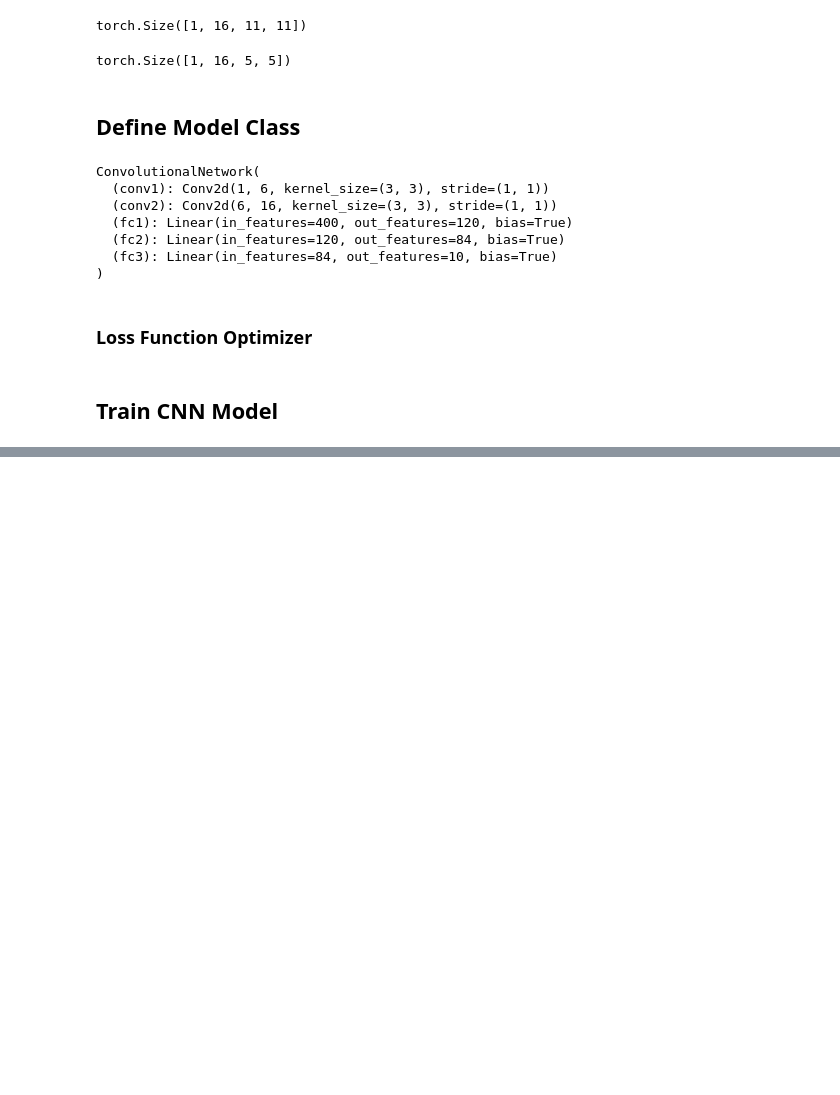
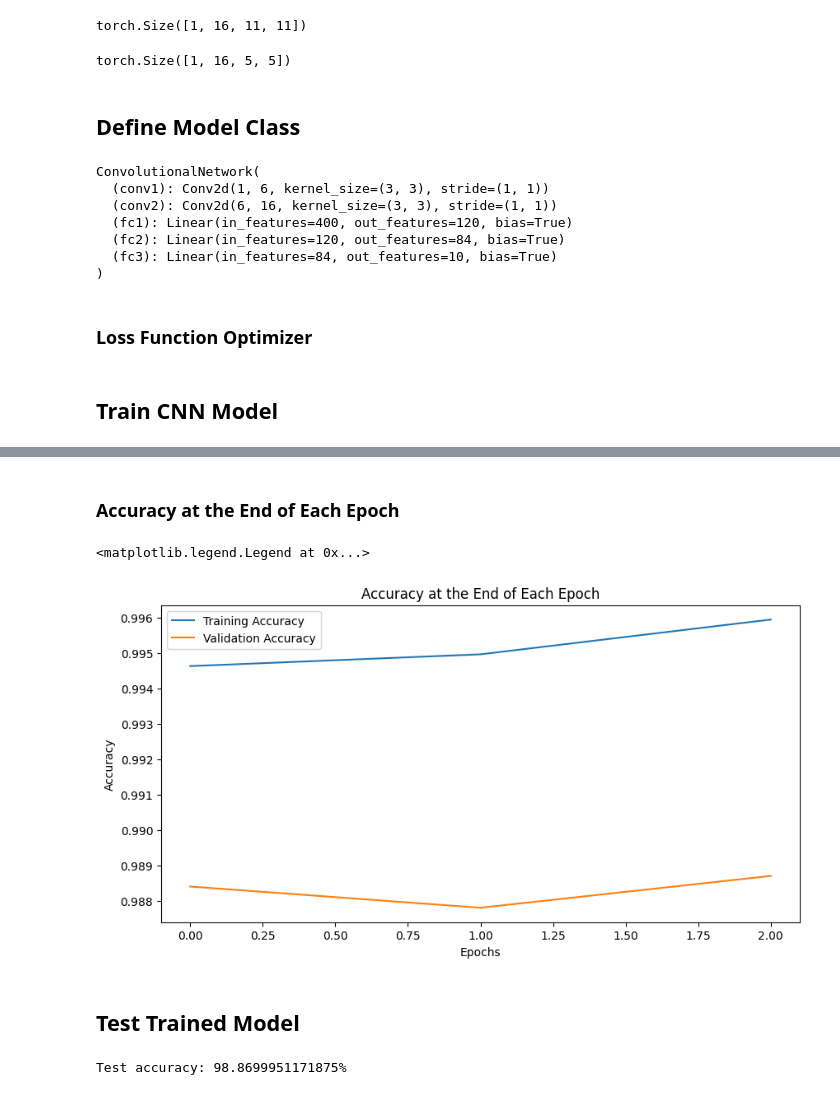
Before and after one commit to Danzigerrr/PyTorch-Practice, a Jupyter notebook: Convolutional_Neural_Network_1.ipynb, the cells around one changed output, grey strips where cells are left out. Cells and saved outputs as stored; diff of their text form; code cells hidden in the pictures; blank space fills up the shorter version.

```diff
--- a/Convolutional_Neural_Network_1.ipynb
+++ b/Convolutional_Neural_Network_1.ipynb
@@ -249,0 +279,18 @@ Training took: 4.0590918024381 minutes
+# %% [markdown]
+### Accuracy at the End of Each Epoch
+# %%
+# Graph the accuracy at the end of each epoch
+train_accuracy = [t / len(train_loader.dataset) for t in train_correct]  # Normalize by dataset size
+test_accuracy = [t / len(test_loader.dataset) for t in test_correct]  # Normalize by dataset size
+plt.figure(figsize=(10, 5))
+plt.plot(train_accuracy, label="Training Accuracy")
+plt.plot(test_accuracy, label="Validation Accuracy")
+plt.title("Accuracy at the End of Each Epoch")
+plt.xlabel("Epochs")
+plt.ylabel("Accuracy")
+plt.legend()
+# %% [output]
+<matplotlib.legend.Legend at 0x...>
+[figure, added]
+# %% [markdown]
+## Test Trained Model
@@ -249,0 +306,4 @@ Training took: 4.0590918024381 minutes
+# %%
+print(f'Test accuracy: {correct / len(test_data)*100}%')
+# %% [output]
+Test accuracy: 98.8699951171875%
```
Also changed, not shown: parts of 6 cells of this notebook.
